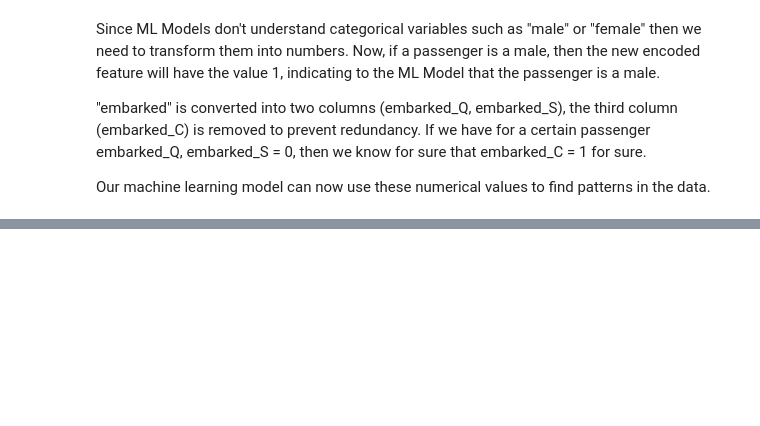
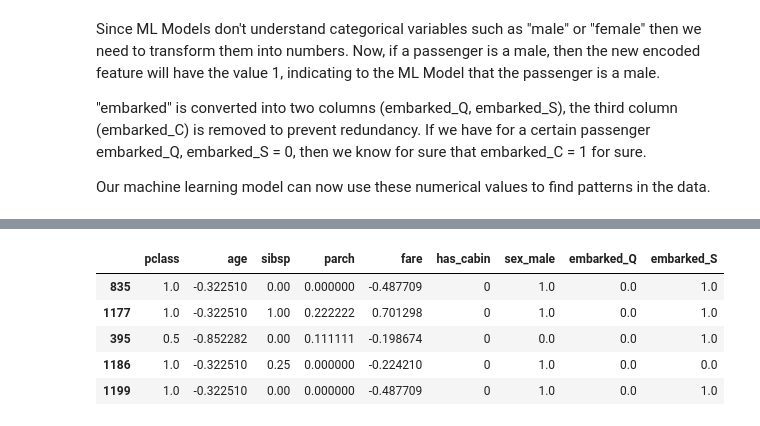
Before and after one commit to jadchebly/ML-fundamentals-2025, a Jupyter notebook: assignment_1_jad_chebly.ipynb, the cells around one changed output, grey strips where cells are left out. Drawn from its saved outputs; the diff is of its cells as text; code cells hidden in the pictures; blank space fills up the shorter version.

```diff
--- a/assignment_1_jad_chebly.ipynb
+++ b/assignment_1_jad_chebly.ipynb
@@ -302,0 +412,5 @@ Our machine learning model can now use these numerical values to find patterns i
+# %%
+# Step 2: Split "Others" into Validation (20%) and Test (20%)
+X_val, X_test, y_val, y_test = train_test_split(
+    X_others, y_others, test_size=0.5, random_state=42, stratify=y_others
+)
@@ -302,0 +444,9 @@ Our machine learning model can now use these numerical values to find patterns i
+# %%
+X_val.head()
+# %% [output]
+|  | pclass | age | sibsp | parch | fare | has_cabin | sex_male | embarked_Q | embarked_S |
+| 835 | 1.0 | -0.322510 | 0.00 | 0.000000 | -0.487709 | 0 | 1.0 | 0.0 | 1.0 |
+| 1177 | 1.0 | -0.322510 | 1.00 | 0.222222 | 0.701298 | 0 | 1.0 | 0.0 | 1.0 |
+| 395 | 0.5 | -0.852282 | 0.00 | 0.111111 | -0.198674 | 0 | 0.0 | 0.0 | 1.0 |
+| 1186 | 1.0 | -0.322510 | 0.25 | 0.000000 | -0.224210 | 0 | 1.0 | 0.0 | 0.0 |
+| 1199 | 1.0 | -0.322510 | 0.00 | 0.000000 | -0.487709 | 0 | 1.0 | 0.0 | 1.0 |
```
Also changed, not shown: parts of 15 cells of this notebook.
